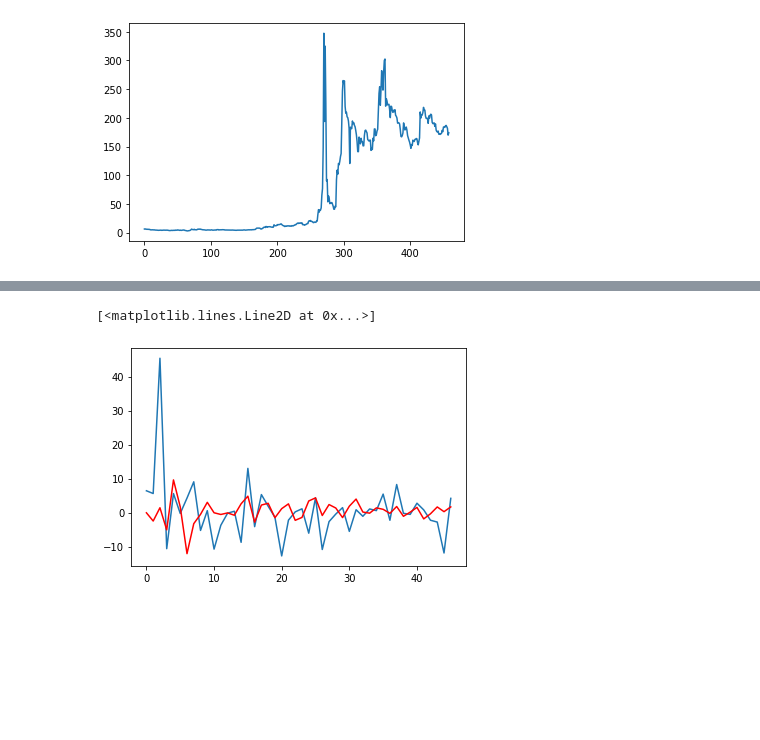
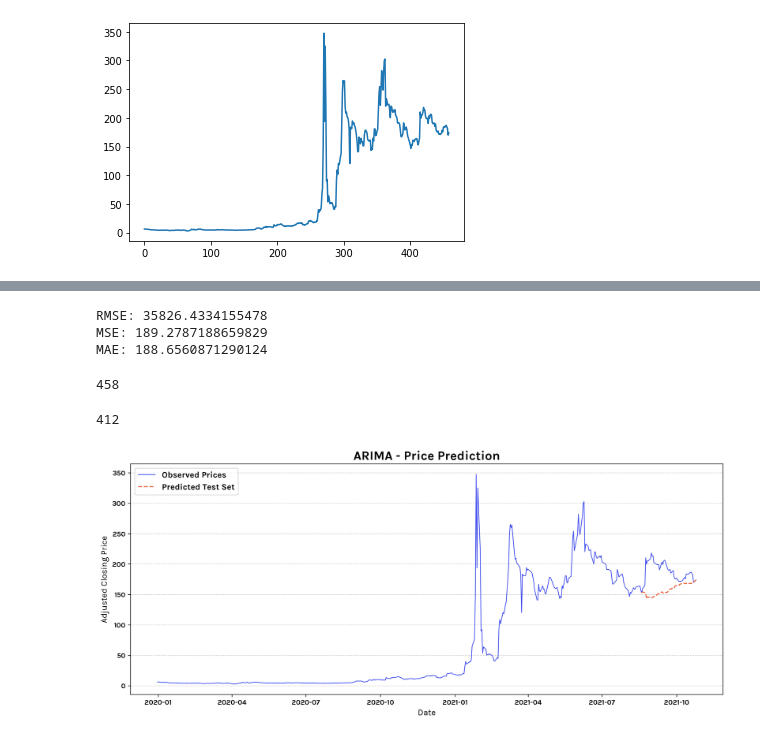
Before and after one commit to StefanWinterToo/Master-Thesis, a Jupyter notebook: App/ARIMA_Predictor.ipynb, the cells around one changed output, grey strips where cells are left out. Cells and saved outputs as stored; diff of their text form; code cells hidden in the pictures; blank space fills up the shorter version.

```diff
--- a/App/ARIMA_Predictor.ipynb
+++ b/App/ARIMA_Predictor.ipynb
@@ -173,6 +136,43 @@ pyplot.plot(plt_pred, color = "red")
-# %%
-pyplot.plot(y_test)
-pyplot.plot(y_pred, color = "red")
-# %% [output]
-[<matplotlib.lines.Line2D at 0x...>]
-[figure, removed]
+# %%
+rmse = mean_squared_error(y_test, plt_test[1:], squared = True)
+mse = mean_squared_error(y_test, plt_test[1:], squared = False)
+mae = mean_absolute_error(y_test, plt_test[1:])
+
+print("RMSE:", rmse)
+print("MSE:", mse)
+print("MAE:", mae)
+# %% [output]
+RMSE: 35826.4334155478
+MSE: 189.2787188659829
+MAE: 188.6560871290124
+# %%
+len(y_train_final)+len(y_pred)
+# %% [output]
+458
+# %%
+len(y_train_final)
+# %% [output]
+412
+# %%
+testPredictPlot = np.empty_like(ts["Adj Close"])
+testPredictPlot[:] = np.nan
+testPredictPlot[len(y_train_final):] = plt_pred
+# %%
+plt.rcParams['font.sans-serif'] = "Karla"
+plt.rcParams["font.weight"] = "bold"
+
+from matplotlib.pyplot import figure
+
+figure(figsize=(15, 6), dpi=240)
+
+x = ts.Date
+plt.plot(x, ts["Adj Close"], color = "#3F4CEC", linewidth = 1, label = "Observed Prices")
+plt.plot(x, testPredictPlot, color = "#E96744", linestyle='dashed', label = "Predicted Test Set")
+plt.legend(loc="upper left", prop={'size': 12})
+plt.ylabel("Adjusted Closing Price", fontsize = 12)
+plt.grid(axis = "y", linestyle = "dotted")
+plt.xlabel("Date", fontsize = 12)
+plt.title("ARIMA - Price Prediction", fontsize = 18, weight = "bold")
+plt.show()
+# %% [output]
+[figure, added]
```
Also changed, not shown: parts of 10 cells of this notebook, 3 other files.
